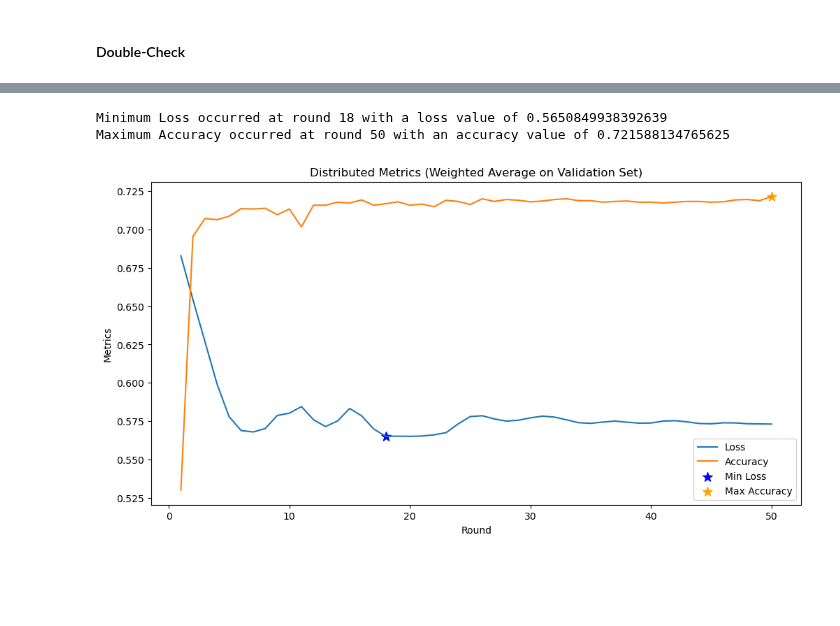
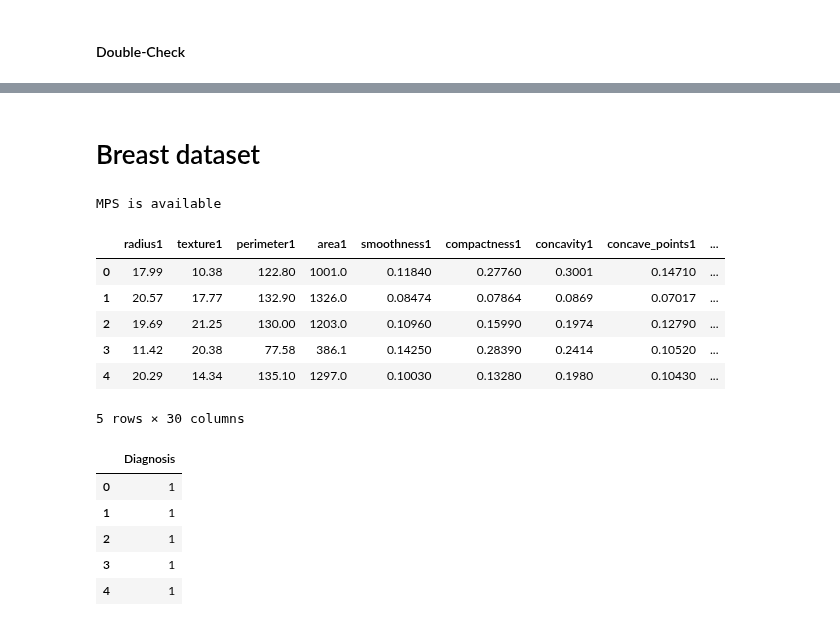
Before and after one commit to dariofenoglio98/CF_FL, a Jupyter notebook: data/client_split.ipynb, the cells around one changed output, grey strips where cells are left out. Drawn from its saved outputs; the diff is of its cells as text; code cells hidden in the pictures; blank space fills up the shorter version.

```diff
--- a/data/client_split.ipynb
+++ b/data/client_split.ipynb
@@ -247,15 +312,41 @@ d.head()
-# %%
-import os
-import matplotlib.pyplot as plt
-import pandas as pd
-
-
-
-# Example usage
-# Assuming you have a DataFrame 'df_metrics' with columns 'round', 'loss', 'accuracy'
-# plot_loss
-plot_loss_and_accuracy(d, 1)
-# %% [output]
-Minimum Loss occurred at round 18 with a loss value of 0.5650849938392639
-Maximum Accuracy occurred at round 50 with an accuracy value of 0.721588134765625
-[figure, removed]
+# %% [markdown]
+# Breast dataset
+# %%
+import torch
+import torch.nn as nn
+import pandas as pd
+
+from sklearn.model_selection import train_test_split
+from sklearn.preprocessing import MinMaxScaler
+import matplotlib.pyplot as plt
+import os
+import sys
+sys.path.append(os.path.join(os.path.dirname("utils.py"), '..'))
+import utils
+
+# Set random seed and Use 'cuda' GPU
+device = utils.check_gpu(manual_seed=True)
+
+X = pd.read_csv('X_breast.csv', index_col=0)
+Y = pd.read_csv('y_breast.csv', index_col=0)
+X.head()
+# %% [output]
+MPS is available
+|  | radius1 | texture1 | perimeter1 | area1 | smoothness1 | compactness1 | concavity1 | concave_points1 | ... |
+| 0 | 17.99 | 10.38 | 122.80 | 1001.0 | 0.11840 | 0.27760 | 0.3001 | 0.14710 | ... |
+| 1 | 20.57 | 17.77 | 132.90 | 1326.0 | 0.08474 | 0.07864 | 0.0869 | 0.07017 | ... |
+| 2 | 19.69 | 21.25 | 130.00 | 1203.0 | 0.10960 | 0.15990 | 0.1974 | 0.12790 | ... |
+| 3 | 11.42 | 20.38 | 77.58 | 386.1 | 0.14250 | 0.28390 | 0.2414 | 0.10520 | ... |
+| 4 | 20.29 | 14.34 | 135.10 | 1297.0 | 0.10030 | 0.13280 | 0.1980 | 0.10430 | ... |
+5 rows × 30 columns
+# %%
+# Map 'M' to 1 and 'B' to 0
+Y['Diagnosis'] = Y['Diagnosis'].map({'M': 1, 'B': 0})
+Y.head()
+# %% [output]
+|  | Diagnosis |
+| 0 | 1 |
+| 1 | 1 |
+| 2 | 1 |
+| 3 | 1 |
+| 4 | 1 |
```
Also changed, not shown: parts of 14 cells of this notebook, 44 other files.
